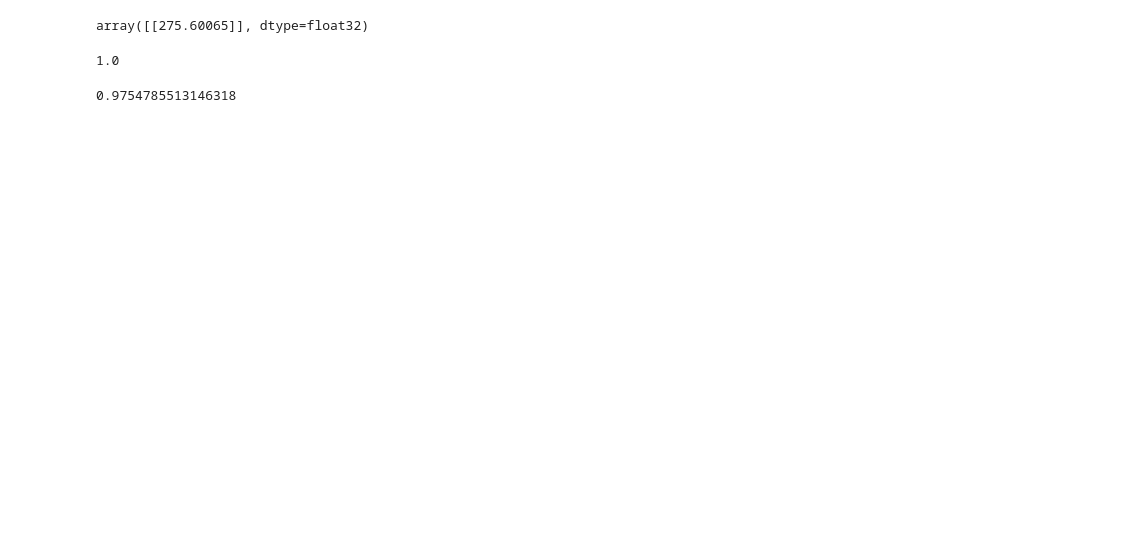
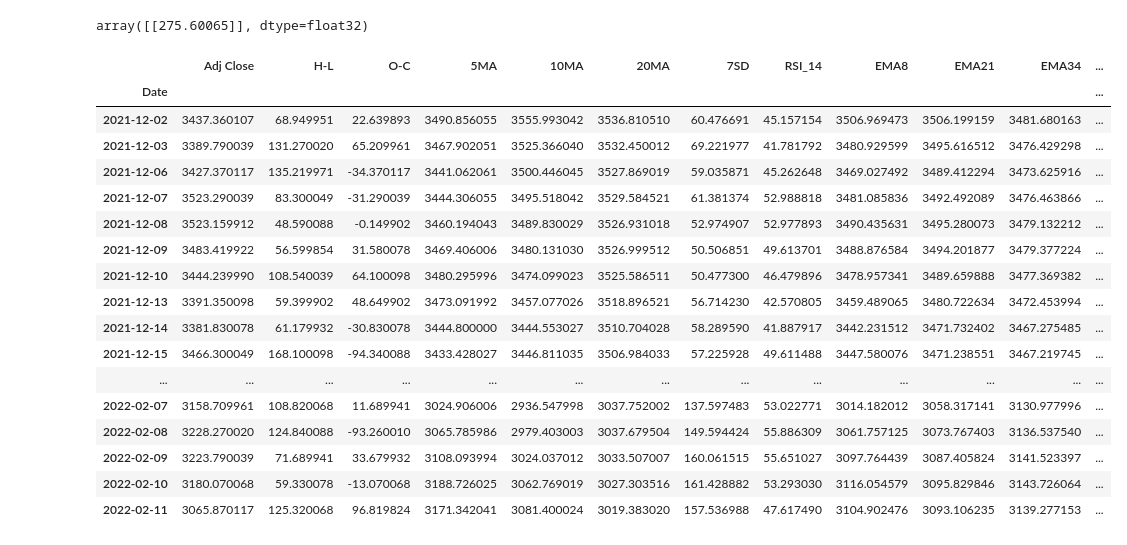
Before and after one commit to SaiNavyanth2000/FYP-Stock-Price-Prediction, a Jupyter notebook: code/MachineLearning/arima/202201-Arima Version 1.ipynb, the cells around one changed output. Cells and saved outputs as stored; diff of their text form; code cells hidden in the pictures; blank space fills up the shorter version.

```diff
--- a/code/MachineLearning/arima/202201-Arima Version 1.ipynb
+++ b/code/MachineLearning/arima/202201-Arima Version 1.ipynb
@@ -801,11 +1050,3 @@ ValueError: X has 14 features, but MinMaxScaler is expecting 7 features as input
 pred_price
 # %% [output]
 array([[275.60065]], dtype=float32)
-# %%
-Y_train.max()
-# %% [output]
-1.0
-# %%
-Y_val.min()
-# %% [output]
-0.9754785513146318
@@ -811,0 +1057,21 @@ Y_val.min()
+# %%
+df
+# %% [output]
+|  | Adj Close | H-L | O-C | 5MA | 10MA | 20MA | 7SD | RSI_14 | EMA8 | EMA21 | EMA34 | ... |
+| Date |  |  |  |  |  |  |  |  |  |  |  | ... |
+| 2021-12-02 | 3437.360107 | 68.949951 | 22.639893 | 3490.856055 | 3555.993042 | 3536.810510 | 60.476691 | 45.157154 | 3506.969473 | 3506.199159 | 3481.680163 | ... |
+| 2021-12-03 | 3389.790039 | 131.270020 | 65.209961 | 3467.902051 | 3525.366040 | 3532.450012 | 69.221977 | 41.781792 | 3480.929599 | 3495.616512 | 3476.429298 | ... |
+| 2021-12-06 | 3427.370117 | 135.219971 | -34.370117 | 3441.062061 | 3500.446045 | 3527.869019 | 59.035871 | 45.262648 | 3469.027492 | 3489.412294 | 3473.625916 | ... |
+| 2021-12-07 | 3523.290039 | 83.300049 | -31.290039 | 3444.306055 | 3495.518042 | 3529.584521 | 61.381374 | 52.988818 | 3481.085836 | 3492.492089 | 3476.463866 | ... |
+| 2021-12-08 | 3523.159912 | 48.590088 | -0.149902 | 3460.194043 | 3489.830029 | 3526.931018 | 52.974907 | 52.977893 | 3490.435631 | 3495.280073 | 3479.132212 | ... |
+| 2021-12-09 | 3483.419922 | 56.599854 | 31.580078 | 3469.406006 | 3480.131030 | 3526.999512 | 50.506851 | 49.613701 | 3488.876584 | 3494.201877 | 3479.377224 | ... |
+| 2021-12-10 | 3444.239990 | 108.540039 | 64.100098 | 3480.295996 | 3474.099023 | 3525.586511 | 50.477300 | 46.479896 | 3478.957341 | 3489.659888 | 3477.369382 | ... |
+| 2021-12-13 | 3391.350098 | 59.399902 | 48.649902 | 3473.091992 | 3457.077026 | 3518.896521 | 56.714230 | 42.570805 | 3459.489065 | 3480.722634 | 3472.453994 | ... |
+| 2021-12-14 | 3381.830078 | 61.179932 | -30.830078 | 3444.800000 | 3444.553027 | 3510.704028 | 58.289590 | 41.887917 | 3442.231512 | 3471.732402 | 3467.275485 | ... |
+| 2021-12-15 | 3466.300049 | 168.100098 | -94.340088 | 3433.428027 | 3446.811035 | 3506.984033 | 57.225928 | 49.611488 | 3447.580076 | 3471.238551 | 3467.219745 | ... |
+| ... | ... | ... | ... | ... | ... | ... | ... | ... | ... | ... | ... | ... |
+| 2022-02-07 | 3158.709961 | 108.820068 | 11.689941 | 3024.906006 | 2936.547998 | 3037.752002 | 137.597483 | 53.022771 | 3014.182012 | 3058.317141 | 3130.977996 | ... |
+| 2022-02-08 | 3228.270020 | 124.840088 | -93.260010 | 3065.785986 | 2979.403003 | 3037.679504 | 149.594424 | 55.886309 | 3061.757125 | 3073.767403 | 3136.537540 | ... |
+| 2022-02-09 | 3223.790039 | 71.689941 | 33.679932 | 3108.093994 | 3024.037012 | 3033.507007 | 160.061515 | 55.651027 | 3097.764439 | 3087.405824 | 3141.523397 | ... |
+| 2022-02-10 | 3180.070068 | 59.330078 | -13.070068 | 3188.726025 | 3062.769019 | 3027.303516 | 161.428882 | 53.293030 | 3116.054579 | 3095.829846 | 3143.726064 | ... |
+| 2022-02-11 | 3065.870117 | 125.320068 | 96.819824 | 3171.342041 | 3081.400024 | 3019.383020 | 157.536988 | 47.617490 | 3104.902476 | 3093.106235 | 3139.277153 | ... |
```
Also changed, not shown: parts of 20 cells of this notebook, 18 other files.
